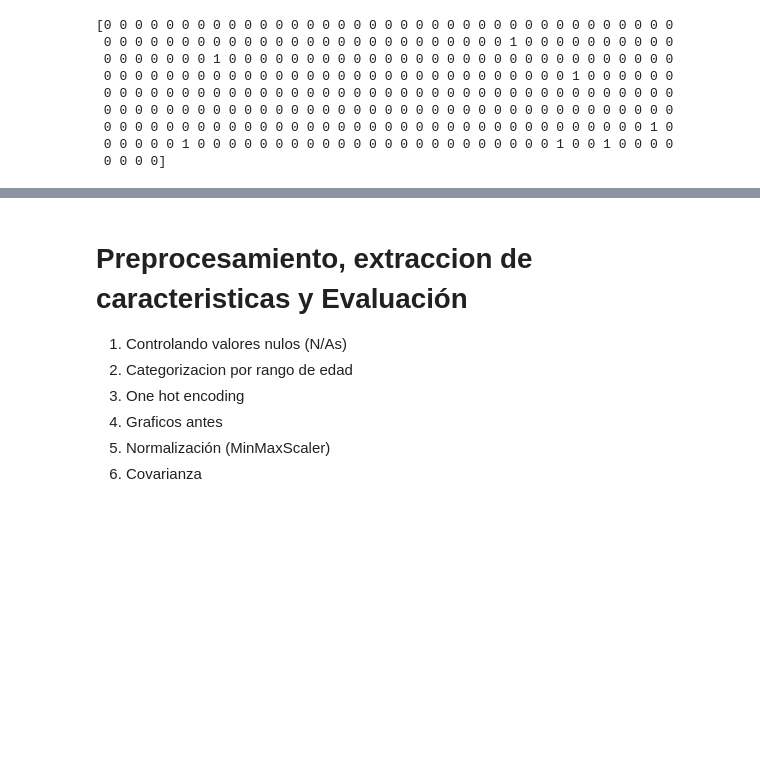
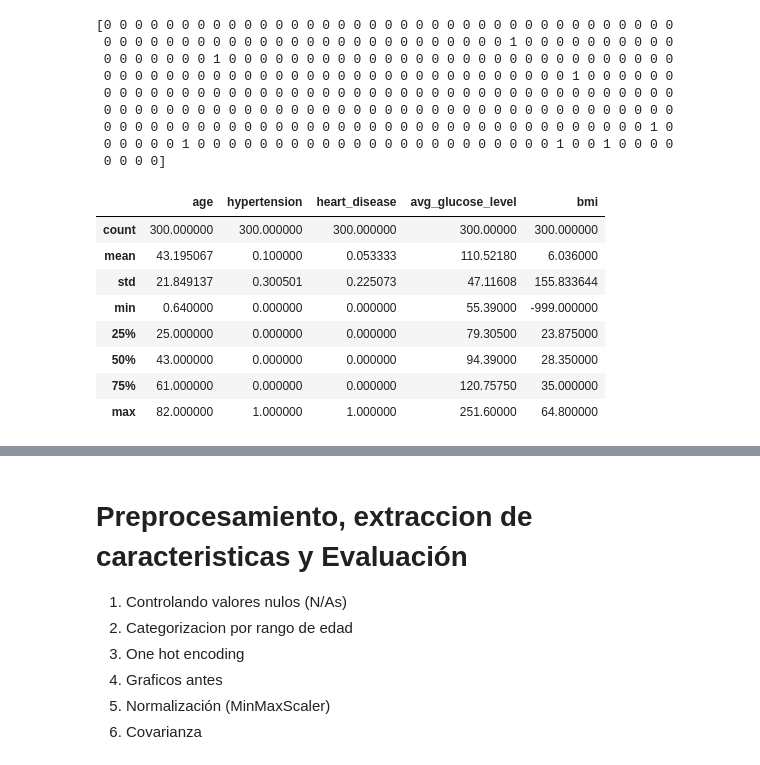
Before and after one commit to jpablofdez/DataScience, a Jupyter notebook: ProjectoFinal.ipynb, the cells around one changed output, grey strips where cells are left out. Saved outputs shown, nothing was run; the diff lists cells and outputs as text; code cells hidden in the pictures; blank space fills up the shorter version.

```diff
--- a/ProjectoFinal.ipynb
+++ b/ProjectoFinal.ipynb
@@ -98,3 +96,15 @@ print(y)
  0 0 0 0 0 0 0 0 0 0 0 0 0 0 0 0 0 0 0 0 0 0 0 0 0 0 0 0 0 0 0 0 0 0 0 1 0
  0 0 0 0 0 1 0 0 0 0 0 0 0 0 0 0 0 0 0 0 0 0 0 0 0 0 0 0 0 1 0 0 1 0 0 0 0
  0 0 0 0]
+# %%
+data.describe()
+# %% [output]
+|  | age | hypertension | heart_disease | avg_glucose_level | bmi |
+| count | 300.000000 | 300.000000 | 300.000000 | 300.00000 | 300.000000 |
+| mean | 43.195067 | 0.100000 | 0.053333 | 110.52180 | 6.036000 |
+| std | 21.849137 | 0.300501 | 0.225073 | 47.11608 | 155.833644 |
+| min | 0.640000 | 0.000000 | 0.000000 | 55.39000 | -999.000000 |
+| 25% | 25.000000 | 0.000000 | 0.000000 | 79.30500 | 23.875000 |
+| 50% | 43.000000 | 0.000000 | 0.000000 | 94.39000 | 28.350000 |
+| 75% | 61.000000 | 0.000000 | 0.000000 | 120.75750 | 35.000000 |
+| max | 82.000000 | 1.000000 | 1.000000 | 251.60000 | 64.800000 |
```
Also changed, not shown: parts of 8 cells of this notebook.
